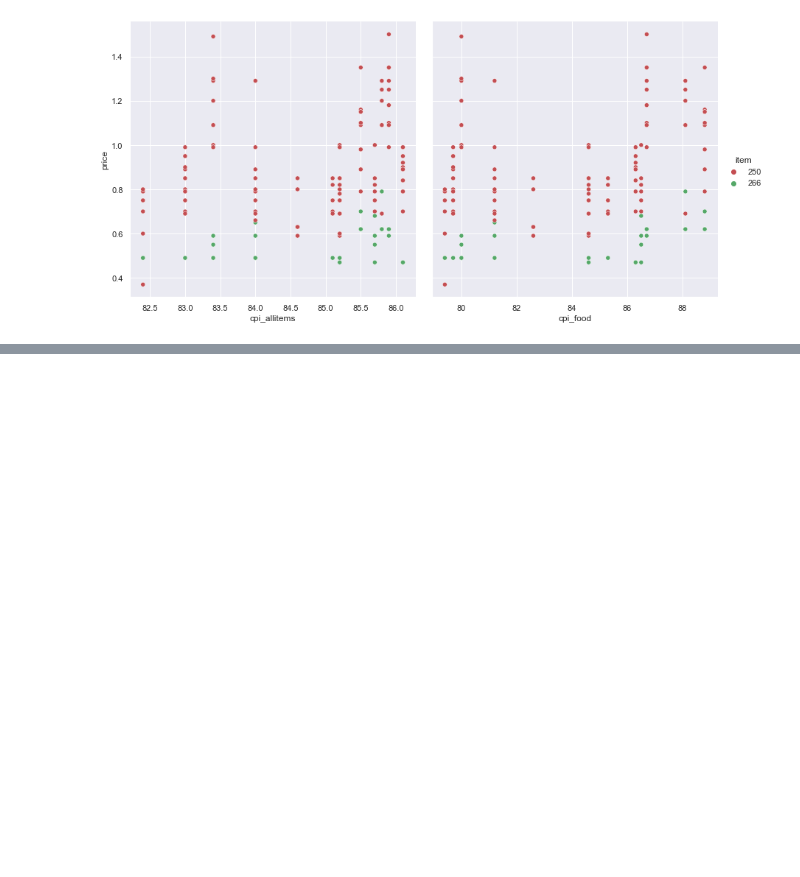
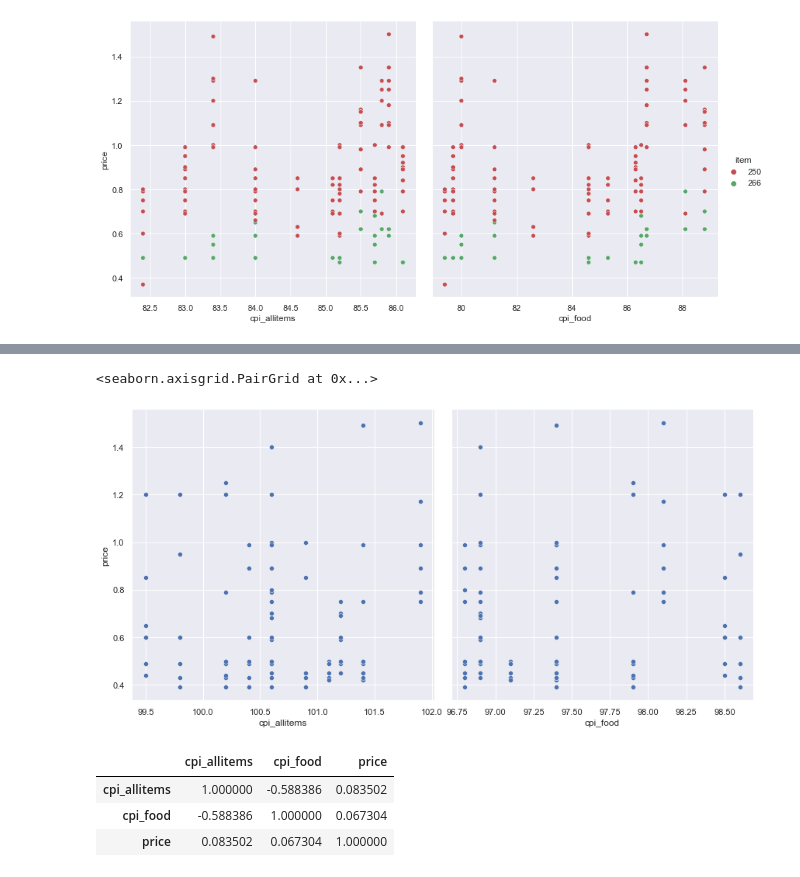
Before and after one commit to colinmburugu/Group_6_interns, a Jupyter notebook: Lettuce_V2.ipynb, the cells around one changed output, grey strips where cells are left out. Saved outputs shown, nothing was run; the diff lists cells and outputs as text; code cells hidden in the pictures; blank space fills up the shorter version.

```diff
--- a/Lettuce_V2.ipynb
+++ b/Lettuce_V2.ipynb
@@ -187,0 +214,15 @@ sns.lineplot(data=df_08, x="Month", y="price", hue="item",palette=['r', 'g'], li
+# %%
+g = sns.PairGrid(df_16, x_vars=["cpi_allitems","cpi_food"], y_vars=["price"],height = 6)
+g.map(sns.scatterplot)
+g.add_legend()
+# %% [output]
+<seaborn.axisgrid.PairGrid at 0x...>
+[figure, added]
+# %%
+corr = df_16[['cpi_allitems','cpi_food','price']].corr()
+corr
+# %% [output]
+|  | cpi_allitems | cpi_food | price |
+| cpi_allitems | 1.000000 | -0.588386 | 0.083502 |
+| cpi_food | -0.588386 | 1.000000 | 0.067304 |
+| price | 0.083502 | 0.067304 | 1.000000 |
```
Also changed, not shown: parts of 15 cells of this notebook, 1 other file.
